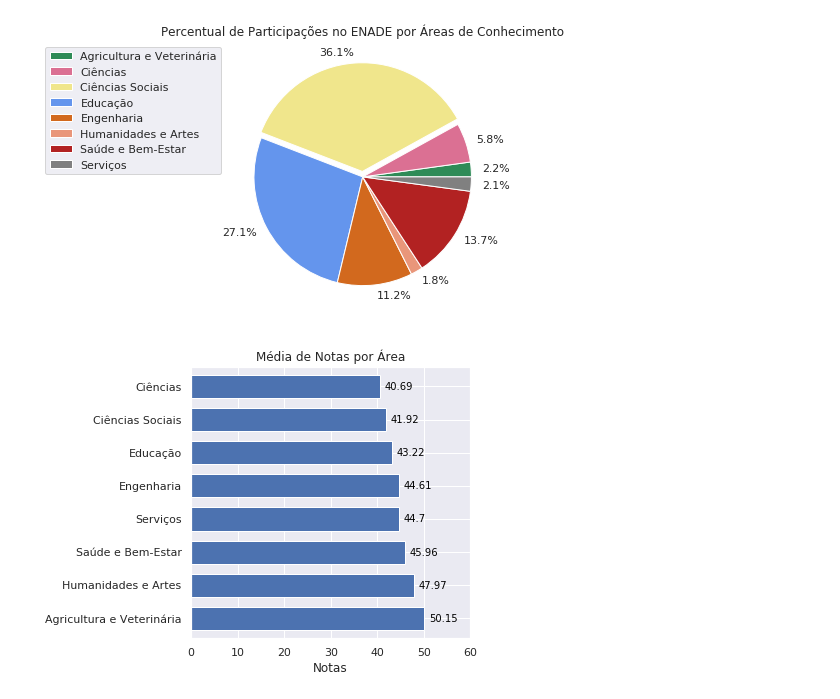
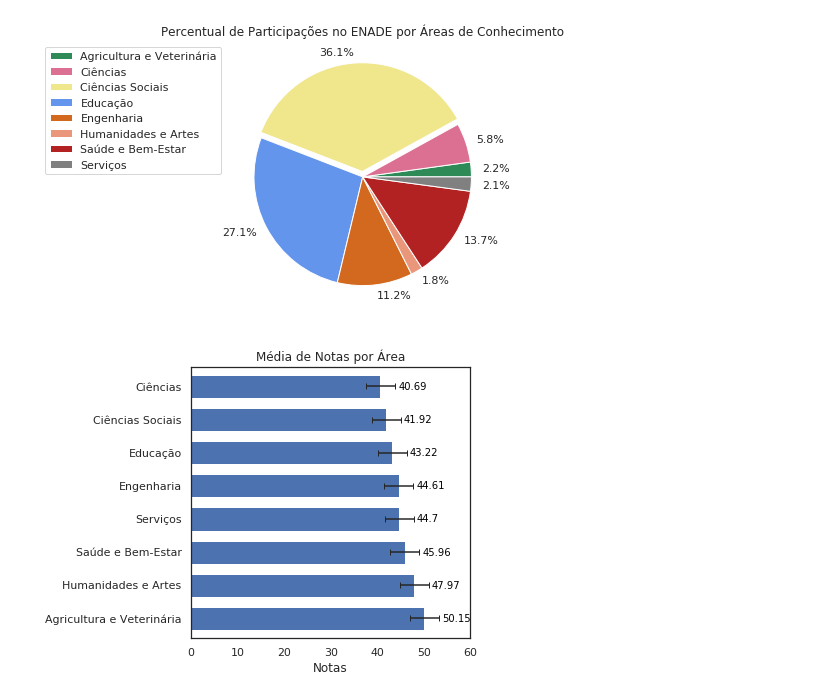
Before and after one commit to andrespp/ds-enade, a Jupyter notebook: analysis/data-visualization.ipynb, the cells around one changed output. Cells and saved outputs as stored; diff of their text form; code cells hidden in the pictures.

```diff
--- a/analysis/data-visualization.ipynb
+++ b/analysis/data-visualization.ipynb
@@ -334,8 +96,8 @@ dfp
 | 19 | 2016 | Concluinte | Ciclo 1 | 171108 |
 | 20 | 2017 | Concluinte | Ciclo 2 | 402021 |
 # %%
-sns.set()
-fig = plt.figure(figsize=(10, 5))
+sns.set(style="white")
+fig = plt.figure(figsize=(10, 6))
 
 # Nomes mudados para a legenda
 dfp['Ciclo Avaliativo'] = dfp['CICLO']
@@ -469,7 +284,7 @@ dfc
 | 2 | Ciclo 3 | 42.392274 | 47.602487 | 40.655840 |
 # %%
 #fig = plt.figure(figsize=(15, 11))
-sns.set()
+sns.set(style='white')
 ax = dfc.plot(x='CICLO', y=['NT_GER', 'NT_CE', 'NT_FG'], kind='bar',
               legend=False, figsize=(8,3), width=0.7,
               title='Média de Notas por Ciclo')
@@ -549,22 +364,25 @@ dfa = df[df['NM_INSCRICAO'] == 'Concluinte']
 dfa = dfa[['NM_AREA', 'NT_GER', 'NT_FG', 'NT_CE']].groupby(['NM_AREA']).mean().reset_index()
 dfa = dfa.sort_values('NT_GER', ascending=False)
 # %%
-#fig = plt.figure(figsize=(15, 11))
-#sns.set()
+#fig = plt.figure(figsize=(10, 7))
+
+err = dfa['NT_GER'].std()
+sns.set(style="white")
+
 ax = dfa.plot(x='NM_AREA', y=['NT_GER'], kind='barh',
-              legend=False, figsize=(5,5), width=0.7,
+              legend=False, figsize=(5,5), width=0.7, xerr=err, capsize=3,
               title='Média de Notas por Área')
 
 text = ax.text(-0.3,1, None, transform=ax.transAxes)
 
 ax.set_xlabel('Notas')
 ax.set_ylabel('')
 ax.set_xlim([0, 60])
 
 for i in ax.patches:
-    ax.text(i.get_width()+1, i.get_y()+0.25,\
+    ax.text(i.get_width()+3.8, i.get_y()+0.25,\
             str(round((i.get_width()), 2)), fontsize=10, color='black')
 fig = ax.get_figure()
 fig.savefig('Médias por Área.png', dpi=800, bbox_inches='tight')
 # %% [output]
-[figure, old version]
+[figure, new version]
```
Also changed, not shown: parts of 48 cells of this notebook.
